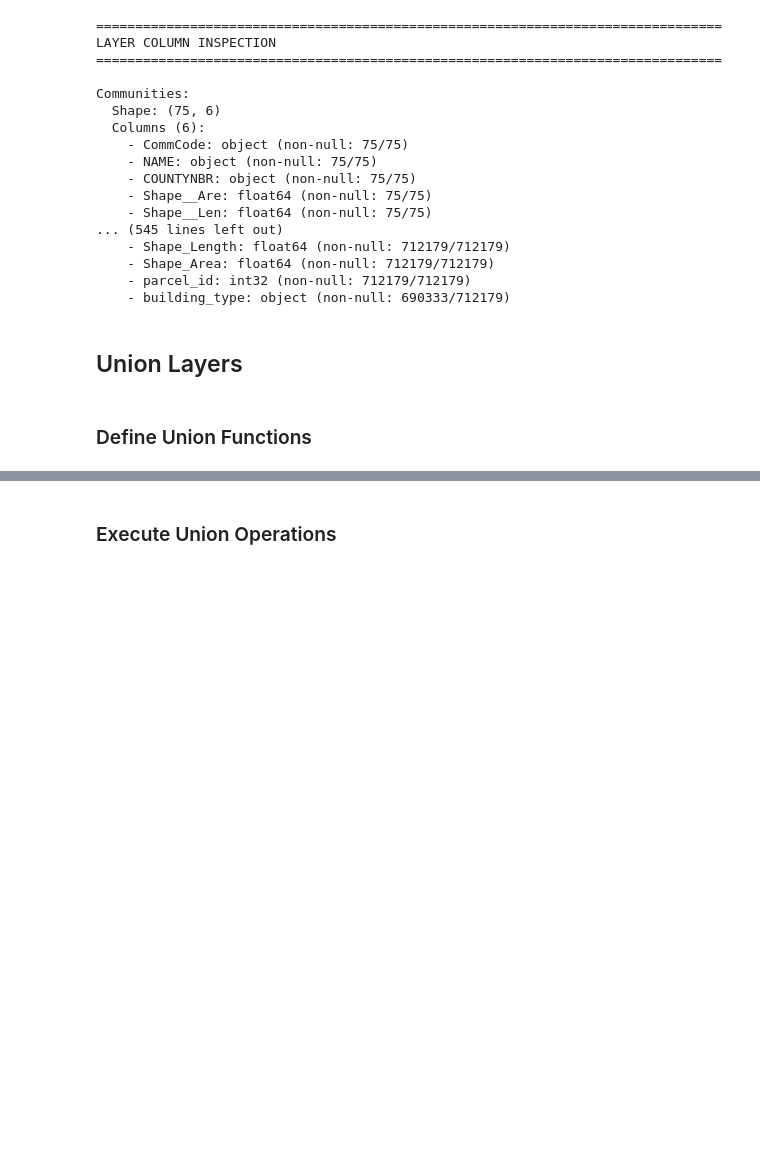
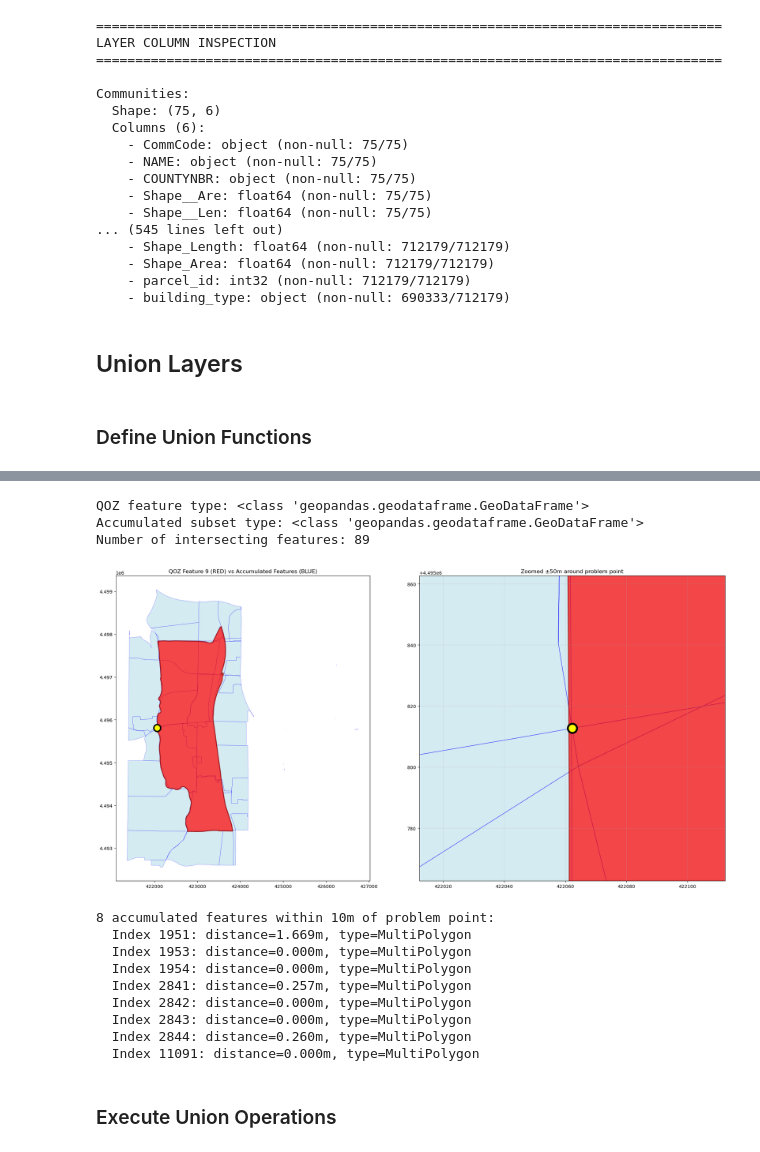
Before and after one commit to WFRCAnalytics/MAP-Housing-ATO-Calculator, a Jupyter notebook: 2-HousingSuitability-UnionLayers.ipynb, the cells around one changed output, grey strips where cells are left out. Saved outputs shown, nothing was run; the diff lists cells and outputs as text; code cells hidden in the pictures; blank space fills up the shorter version.

```diff
--- a/2-HousingSuitability-UnionLayers.ipynb
+++ b/2-HousingSuitability-UnionLayers.ipynb
@@ -477,0 +787,67 @@ def union_all(
+# %%
+import matplotlib.pyplot as plt
+from shapely.geometry import Point
+
+# Get QOZ feature 9
+qoz_clean = clean_geometry(
+    all_layers['UtahQualifiedOpportunityZones'],
+    target_crs=acc.crs,
+    make_valid=True,
+    precision=0.000001,
+    tiny_buffer=0.0,
+)
+single_qoz = qoz_clean.iloc[[9]]  # This is a GeoDataFrame (double brackets)
+
+# Get intersecting accumulated features
+qoz_geom = single_qoz.geometry.iloc[0]
+acc_subset = acc[acc.intersects(qoz_geom.envelope)]  # This is also a GeoDataFrame
+
+print(f"QOZ feature type: {type(single_qoz)}")
+print(f"Accumulated subset type: {type(acc_subset)}")
+print(f"Number of intersecting features: {len(acc_subset)}")
+
+# Problem coordinate from error
+problem_x, problem_y = 422062.21978351841, 4495812.697379
+
+# Create plots
+fig, axes = plt.subplots(1, 2, figsize=(20, 10))
+
+# Plot 1: Overview
+acc_subset.plot(ax=axes[0], color='lightblue', edgecolor='blue', alpha=0.5, linewidth=0.5)
+single_qoz.plot(ax=axes[0], color='red', edgecolor='darkred', alpha=0.7, linewidth=2)
+axes[0].plot(problem_x, problem_y, 'ko', markersize=15, markerfacecolor='yellow', markeredgewidth=3)
+axes[0].set_title('QOZ Feature 9 (RED) vs Accumulated Features (BLUE)')
+
+# Plot 2: Zoomed to problem area
+buffer_dist = 50
+axes[1].set_xlim(problem_x - buffer_dist, problem_x + buffer_dist)
+axes[1].set_ylim(problem_y - buffer_dist, problem_y + buffer_dist)
+acc_subset.plot(ax=axes[1], color='lightblue', edgecolor='blue', alpha=0.5, linewidth=1)
+single_qoz.plot(ax=axes[1], color='red', edgecolor='darkred', alpha=0.7, linewidth=2)
+axes[1].plot(problem_x, problem_y, 'ko', markersize=20, markerfacecolor='yellow', markeredgewidth=4)
+axes[1].set_title(f'Zoomed ±{buffer_dist}m around problem point')
+axes[1].grid(True, alpha=0.3)
+
+plt.tight_layout()
+plt.show()
+
+# Print info about nearby features
+problem_point = Point(problem_x, problem_y)
+nearby = acc_subset[acc_subset.distance(problem_point) < 10]
+print(f"\n{len(nearby)} accumulated features within 10m of problem point:")
+for idx, row in nearby.head(10).iterrows():
+    print(f"  Index {idx}: distance={row.geometry.distance(problem_point):.3f}m, type={row.geometry.geom_type}")
+# %% [output]
+QOZ feature type: <class 'geopandas.geodataframe.GeoDataFrame'>
+Accumulated subset type: <class 'geopandas.geodataframe.GeoDataFrame'>
+Number of intersecting features: 89
+[figure, added]
+8 accumulated features within 10m of problem point:
+  Index 1951: distance=1.669m, type=MultiPolygon
+  Index 1953: distance=0.000m, type=MultiPolygon
+  Index 1954: distance=0.000m, type=MultiPolygon
+  Index 2841: distance=0.257m, type=MultiPolygon
+  Index 2842: distance=0.000m, type=MultiPolygon
+  Index 2843: distance=0.000m, type=MultiPolygon
+  Index 2844: distance=0.260m, type=MultiPolygon
+  Index 11091: distance=0.000m, type=MultiPolygon
```
Also changed, not shown: parts of 5 cells of this notebook, 9 other files.
